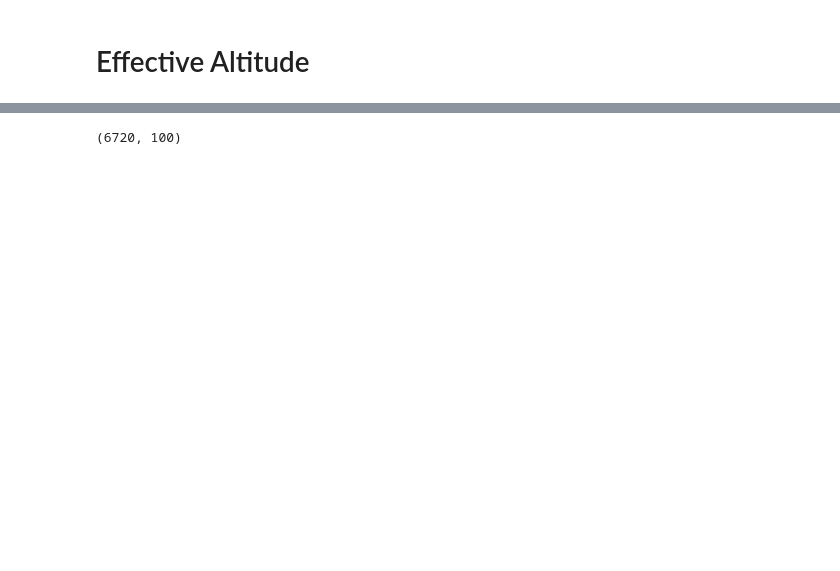
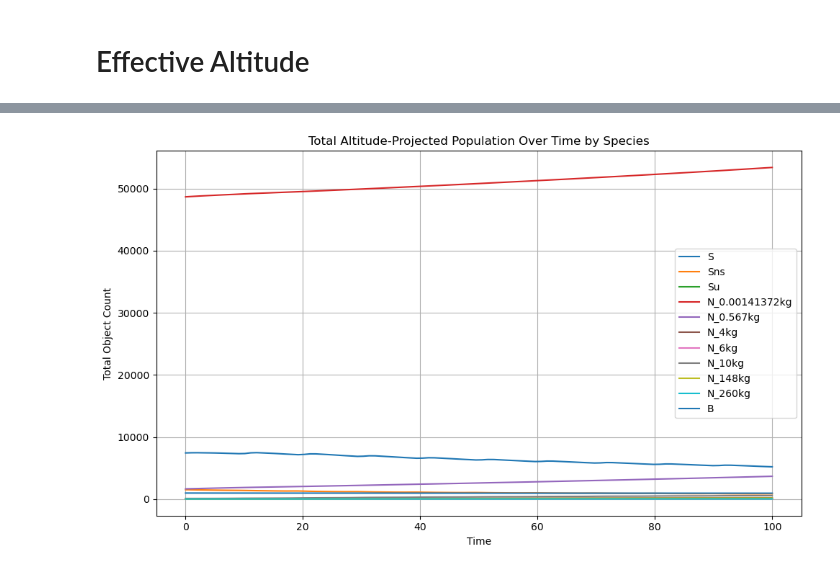
Before and after one commit to ARCLab-MIT/pyssem, a Jupyter notebook: pyssem/elliptical_launch.ipynb, the cells around one changed output, grey strips where cells are left out. Drawn from its saved outputs; the diff is of its cells as text; code cells hidden in the pictures; blank space fills up the shorter version.

```diff
--- a/pyssem/elliptical_launch.ipynb
+++ b/pyssem/elliptical_launch.ipynb
@@ -375,4 +208,39 @@ Species: N_148kg, Data shape: (40, 40)
 # %%
-scenario_properties.output.y.shape
+import numpy as np
+import matplotlib.pyplot as plt
+
+# --- Dimensions ---
+n_sma_bins = scenario_properties.n_shells
+n_species = scenario_properties.species_length
+n_ecc_bins = len(scenario_properties.eccentricity_bins) - 1
+species_names = scenario_properties.species_names
+altitudes = scenario_properties.HMid  # (n_shells,)
+n_timesteps = scenario_properties.output.y.shape[1]
+times = scenario_properties.output.t  # shape: (n_timesteps,)
+
+# --- Initialize storage ---
+y = scenario_properties.output.y
+species_totals_over_time = np.zeros((n_species, n_timesteps))  # shape: (species, time)
+
+# --- Loop over each time step ---
+for t_idx in range(n_timesteps):
+    y_t = y[:, t_idx]  # shape: (n_sma_bins * n_species * n_ecc_bins,)
+    x_matrix = y_t.reshape((n_sma_bins, n_species, n_ecc_bins))  # reshape to (sma, species, ecc)
+    x_alt = scenario_properties.sma_ecc_mat_to_altitude_mat(x_matrix)  # shape: (alt_shells, species)
+
+    species_totals_over_time[:, t_idx] = np.sum(x_alt, axis=0)  # total per species
+
+# --- Plot ---
+plt.figure(figsize=(10, 6))
+for i in range(n_species):
+    plt.plot(times, species_totals_over_time[i], label=species_names[i])
+
+plt.xlabel("Time")
+plt.ylabel("Total Object Count")
+plt.title("Total Altitude-Projected Population Over Time by Species")
+plt.legend()
+plt.grid(True)
+plt.tight_layout()
+plt.show()
 # %% [output]
-(6720, 100)
+[figure, added]
```
Also changed, not shown: parts of 14 cells of this notebook, 8 other files.
